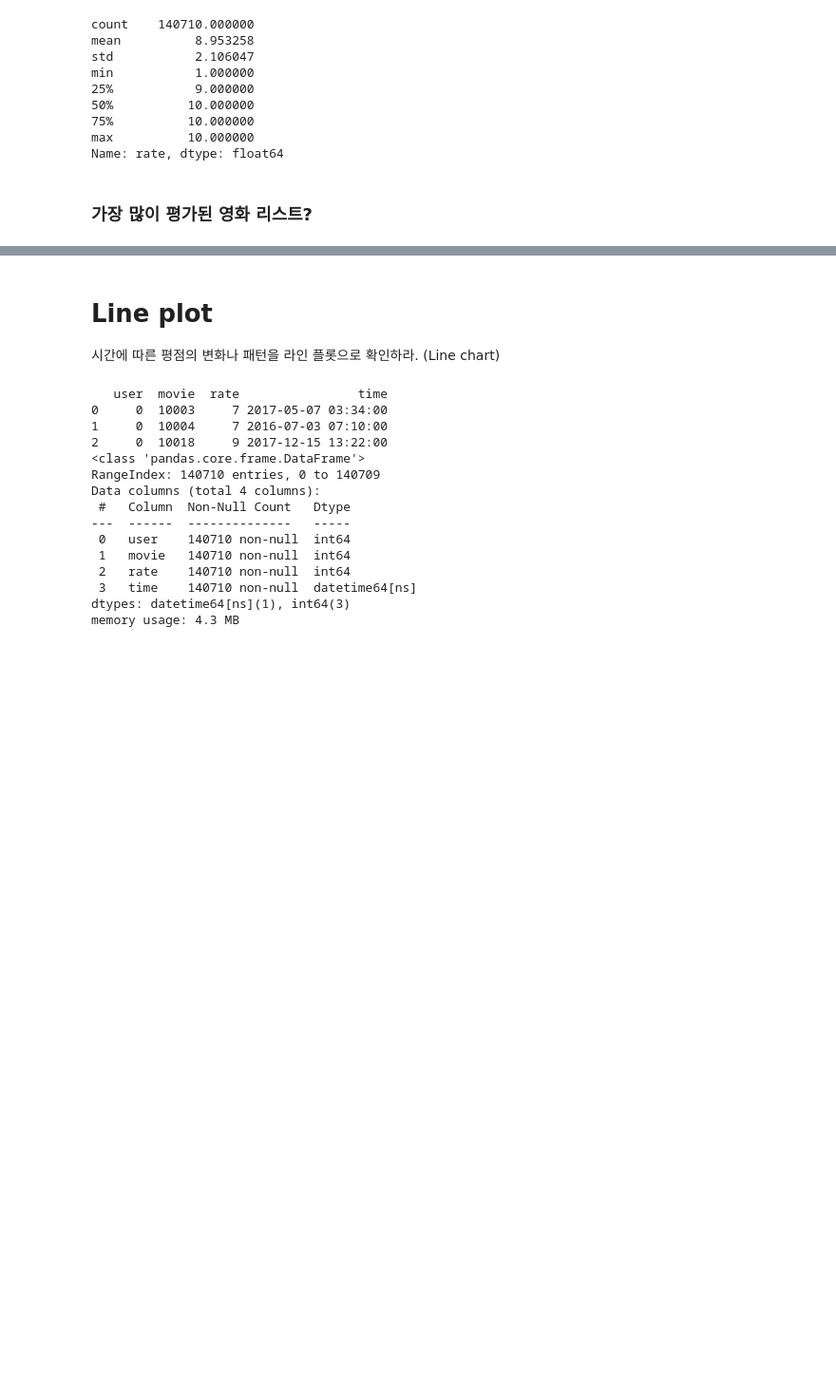
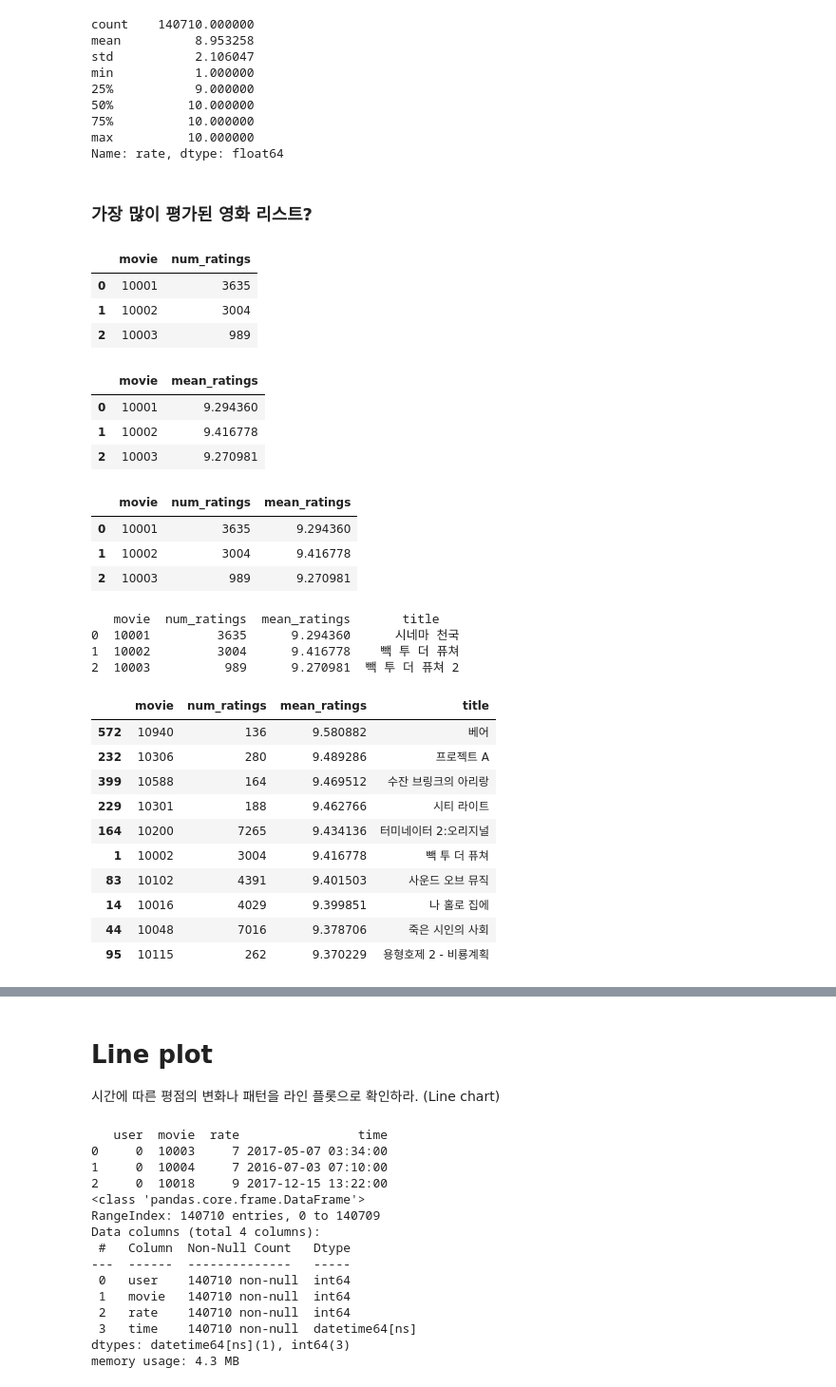
Before and after one commit to whyNot077/codyssey, a Jupyter notebook: chapter 2/2-3 결측치, 이상치 확인 및 시각화/histogram.ipynb, the cells around one changed output, grey strips where cells are left out. Shown: that part at 95% size. Drawn from its saved outputs; the diff is of its cells as text; code cells hidden in the pictures; blank space fills up the shorter version.

```diff
--- a/chapter 2/2-3 결측치, 이상치 확인 및 시각화/histogram.ipynb
+++ b/chapter 2/2-3 결측치, 이상치 확인 및 시각화/histogram.ipynb
@@ -512,3 +517,56 @@ max          10.000000
 Name: rate, dtype: float64
 # %% [markdown]
 ### 가장 많이 평가된 영화 리스트?
+# %%
+# 각 영화별 평가 횟수 계산
+movie_rating_counts = rates_df.groupby('movie')['rate'].count().reset_index(name='num_ratings')
+movie_rating_counts.head(3)
+# %% [output]
+|  | movie | num_ratings |
+| 0 | 10001 | 3635 |
+| 1 | 10002 | 3004 |
+| 2 | 10003 | 989 |
+# %%
+# 각 영화별 평균 평점 계산
+movies_ratings = rates_df.groupby('movie')['rate'].mean().reset_index(name='mean_ratings')
+movies_ratings.head(3)
+# %% [output]
+|  | movie | mean_ratings |
+| 0 | 10001 | 9.294360 |
+| 1 | 10002 | 9.416778 |
+| 2 | 10003 | 9.270981 |
+# %%
+# 평가 횟수와 평균 평점을 병합
+movies_ratings = movie_rating_counts.merge(movies_ratings, on='movie')
+movies_ratings.head(3)
+# %% [output]
+|  | movie | num_ratings | mean_ratings |
+| 0 | 10001 | 3635 | 9.294360 |
+| 1 | 10002 | 3004 | 9.416778 |
+| 2 | 10003 | 989 | 9.270981 |
+# %%
+# movies_df의 'movie'와 'title' 열만 병합
+movies_ratings = movies_ratings.merge(movies_df[['movie', 'title']], on='movie')
+
+# 결과 확인
+print(movies_ratings.head(3))
+# %% [output]
+   movie  num_ratings  mean_ratings       title
+0  10001         3635      9.294360      시네마 천국
+1  10002         3004      9.416778    빽 투 더 퓨쳐
+2  10003          989      9.270981  빽 투 더 퓨쳐 2
+# %%
+rates = movies_ratings[movies_ratings['num_ratings'] >= 100].sort_values(by='mean_ratings', ascending=False)
+rates.head(10)
+# %% [output]
+|  | movie | num_ratings | mean_ratings | title |
+| 572 | 10940 | 136 | 9.580882 | 베어 |
+| 232 | 10306 | 280 | 9.489286 | 프로젝트 A |
+| 399 | 10588 | 164 | 9.469512 | 수잔 브링크의 아리랑 |
+| 229 | 10301 | 188 | 9.462766 | 시티 라이트 |
+| 164 | 10200 | 7265 | 9.434136 | 터미네이터 2:오리지널 |
+| 1 | 10002 | 3004 | 9.416778 | 빽 투 더 퓨쳐 |
+| 83 | 10102 | 4391 | 9.401503 | 사운드 오브 뮤직 |
+| 14 | 10016 | 4029 | 9.399851 | 나 홀로 집에 |
+| 44 | 10048 | 7016 | 9.378706 | 죽은 시인의 사회 |
+| 95 | 10115 | 262 | 9.370229 | 용형호제 2 - 비룡계획 |
```
Also changed, not shown: parts of 9 cells of this notebook, 1 other file.
